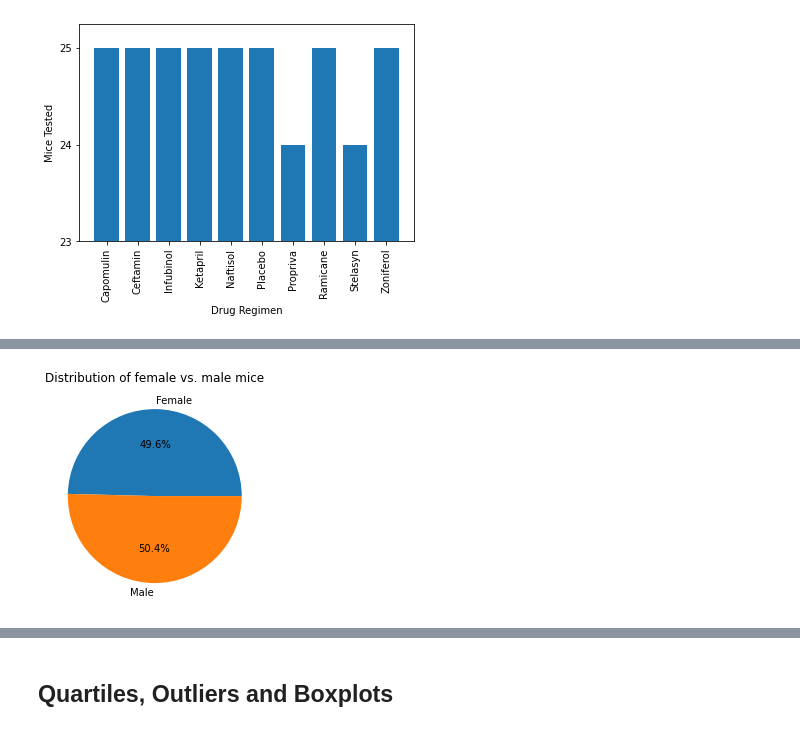
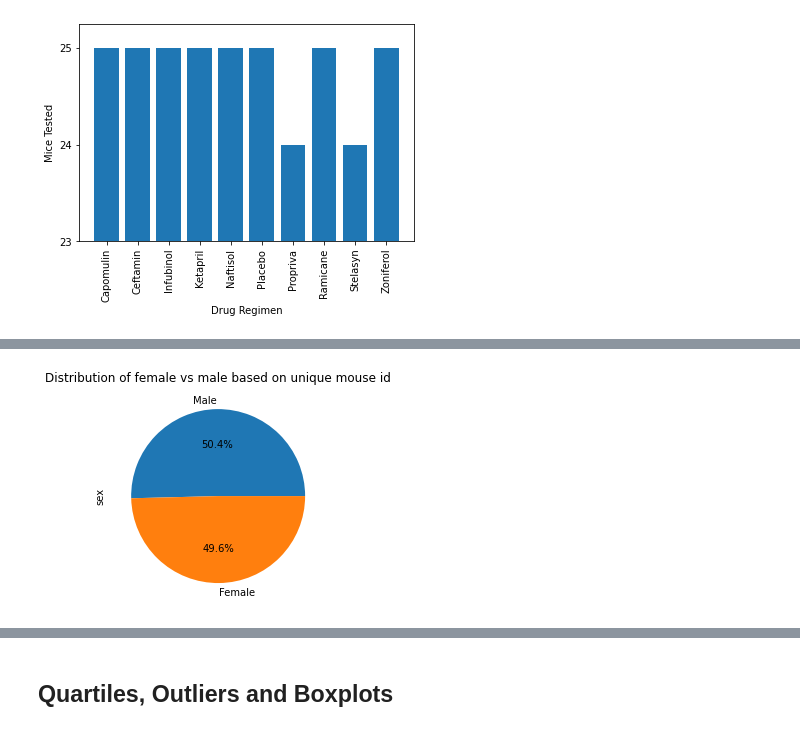
Before and after one commit to scottgall/scc-drug-performance-in-mice, a Jupyter notebook: pymaceuticals_starter.ipynb, the cells around one changed output, grey strips where cells are left out. Drawn from its saved outputs; the diff is of its cells as text; code cells hidden in the pictures.

```diff
--- a/pymaceuticals_starter.ipynb
+++ b/pymaceuticals_starter.ipynb
@@ -137,5 +170,5 @@ plt.yticks([23,24,25]);
 # %%
 # Generate a pie plot showing the distribution of female versus male mice using pandas
-sex_group = clean_df.groupby('Sex')['Mouse ID'].nunique()
-sex_group.plot.pie(ylabel='', autopct='%1.1f%%', title='Distribution of female vs male mice');
+sex_group = clean_df.groupby('Sex')['Mouse ID'].nunique().sort_values(ascending=False)
+sex_group.plot.pie(ylabel='sex', autopct='%1.1f%%', title='Distribution of female vs male based on unique mouse id');
 # %% [output]
@@ -143,7 +181,8 @@ sex_group.plot.pie(ylabel='', autopct='%1.1f%%', title='Distribution of female v
 # %%
 # Generate a pie plot showing the distribution of female versus male mice using pyplot
-x = sex_group.tolist()
-plt.pie(x, labels=sex_group.keys(), autopct='%1.1f%%')
-plt.title('Distribution of female vs. male mice');
+x = sex_group
+plt.pie(x.tolist(), labels=x.keys(), autopct='%1.1f%%')
+plt.title('Distribution of female vs male based on unique mouse id');
+plt.ylabel('sex');
 # %% [output]
-[figure, old version]
+[figure, new version]
```
Also changed, not shown: parts of 16 cells of this notebook.
